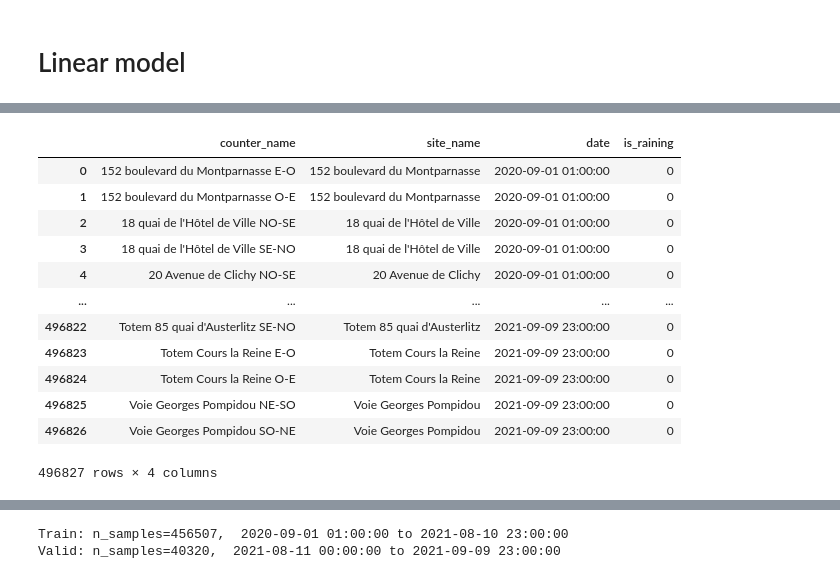
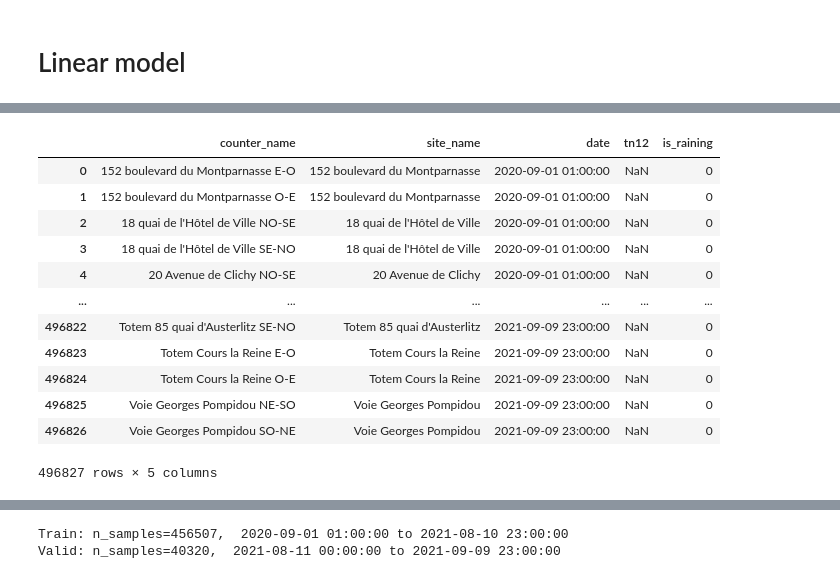
Before and after one commit to Turoc234/bike_counters_Malo_Artus, a Jupyter notebook: bike_simple.ipynb, the cells around one changed output, grey strips where cells are left out. Drawn from its saved outputs; the diff is of its cells as text; code cells hidden in the pictures.

```diff
--- a/bike_simple.ipynb
+++ b/bike_simple.ipynb
@@ -116,3 +132,12 @@ X.head(2)
 |  | counter_id | counter_name | site_id | site_name | date | counter_installation_date | coordinates | ... |
 | 400125 | 100049407-353255860 | 152 boulevard du Montparnasse E-O | 100049407 | 152 boulevard du Montparnasse | 2020-09-01 01:00:00 | 2018-12-07 | 48.840801,2.333233 | ... |
 | 408305 | 100049407-353255859 | 152 boulevard du Montparnasse O-E | 100049407 | 152 boulevard du Montparnasse | 2020-09-01 01:00:00 | 2018-12-07 | 48.840801,2.333233 | ... |
+# %%
+data2 = pd.read_csv(Path("data") / 'external_data.csv')
+data2['date']=pd.to_datetime(data2['date'])
+data2 = data2.drop_duplicates()
+#Rain feature
+rain = data2[['date','rr3']]
+rain['rr3']= rain['rr3']*(1/3)
+#Temperature feature
+temperature = data2[['date','tn12']]
@@ -119,34 +170,36 @@ X.head(2)
 # %%
-
-merged_df = pd.merge(X, rain, on='date', how='left')
-merged_df['rr3']=merged_df['rr3'].interpolate(method = 'bfill')
-X=merged_df
+temperature_merged = pd.merge(X, temperature, on='date', how='left')
+#temperature_merged['temperature']=temperature_merged['tn12']#.interpolate(method = 'linear')
+X=temperature_merged
+rain_merged = pd.merge(X, rain, on='date', how='left')
+rain_merged['rr3']=rain_merged['rr3'].interpolate(method = 'bfill')
+X=rain_merged
 X['is_raining'] = (X['rr3'] >= 0.5).astype(int)
 X=X.drop(
     columns=[
         "site_id",
         "counter_id",
         "coordinates",
         "counter_technical_id",
         "counter_installation_date",
         "latitude",
         "longitude",
         "rr3"
     ]
 )
 
 X
 # %% [output]
-|  | counter_name | site_name | date | is_raining |
-| 0 | 152 boulevard du Montparnasse E-O | 152 boulevard du Montparnasse | 2020-09-01 01:00:00 | 0 |
-| 1 | 152 boulevard du Montparnasse O-E | 152 boulevard du Montparnasse | 2020-09-01 01:00:00 | 0 |
-| 2 | 18 quai de l'Hôtel de Ville NO-SE | 18 quai de l'Hôtel de Ville | 2020-09-01 01:00:00 | 0 |
-| 3 | 18 quai de l'Hôtel de Ville SE-NO | 18 quai de l'Hôtel de Ville | 2020-09-01 01:00:00 | 0 |
-| 4 | 20 Avenue de Clichy NO-SE | 20 Avenue de Clichy | 2020-09-01 01:00:00 | 0 |
-| ... | ... | ... | ... | ... |
-| 496822 | Totem 85 quai d'Austerlitz SE-NO | Totem 85 quai d'Austerlitz | 2021-09-09 23:00:00 | 0 |
-| 496823 | Totem Cours la Reine E-O | Totem Cours la Reine | 2021-09-09 23:00:00 | 0 |
-| 496824 | Totem Cours la Reine O-E | Totem Cours la Reine | 2021-09-09 23:00:00 | 0 |
-| 496825 | Voie Georges Pompidou NE-SO | Voie Georges Pompidou | 2021-09-09 23:00:00 | 0 |
-| 496826 | Voie Georges Pompidou SO-NE | Voie Georges Pompidou | 2021-09-09 23:00:00 | 0 |
+|  | counter_name | site_name | date | tn12 | is_raining |
+| 0 | 152 boulevard du Montparnasse E-O | 152 boulevard du Montparnasse | 2020-09-01 01:00:00 | NaN | 0 |
+| 1 | 152 boulevard du Montparnasse O-E | 152 boulevard du Montparnasse | 2020-09-01 01:00:00 | NaN | 0 |
+| 2 | 18 quai de l'Hôtel de Ville NO-SE | 18 quai de l'Hôtel de Ville | 2020-09-01 01:00:00 | NaN | 0 |
+| 3 | 18 quai de l'Hôtel de Ville SE-NO | 18 quai de l'Hôtel de Ville | 2020-09-01 01:00:00 | NaN | 0 |
+| 4 | 20 Avenue de Clichy NO-SE | 20 Avenue de Clichy | 2020-09-01 01:00:00 | NaN | 0 |
+| ... | ... | ... | ... | ... | ... |
+| 496822 | Totem 85 quai d'Austerlitz SE-NO | Totem 85 quai d'Austerlitz | 2021-09-09 23:00:00 | NaN | 0 |
+| 496823 | Totem Cours la Reine E-O | Totem Cours la Reine | 2021-09-09 23:00:00 | NaN | 0 |
+| 496824 | Totem Cours la Reine O-E | Totem Cours la Reine | 2021-09-09 23:00:00 | NaN | 0 |
+| 496825 | Voie Georges Pompidou NE-SO | Voie Georges Pompidou | 2021-09-09 23:00:00 | NaN | 0 |
+| 496826 | Voie Georges Pompidou SO-NE | Voie Georges Pompidou | 2021-09-09 23:00:00 | NaN | 0 |
-496827 rows × 4 columns
+496827 rows × 5 columns
```
Also changed, not shown: parts of 14 cells of this notebook.
